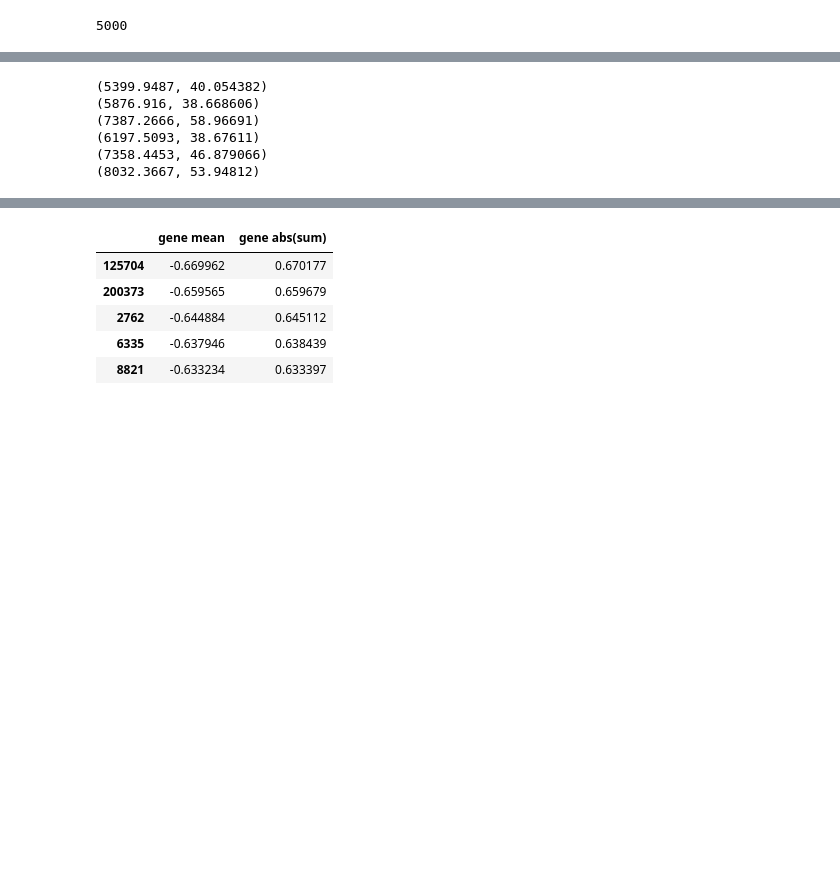
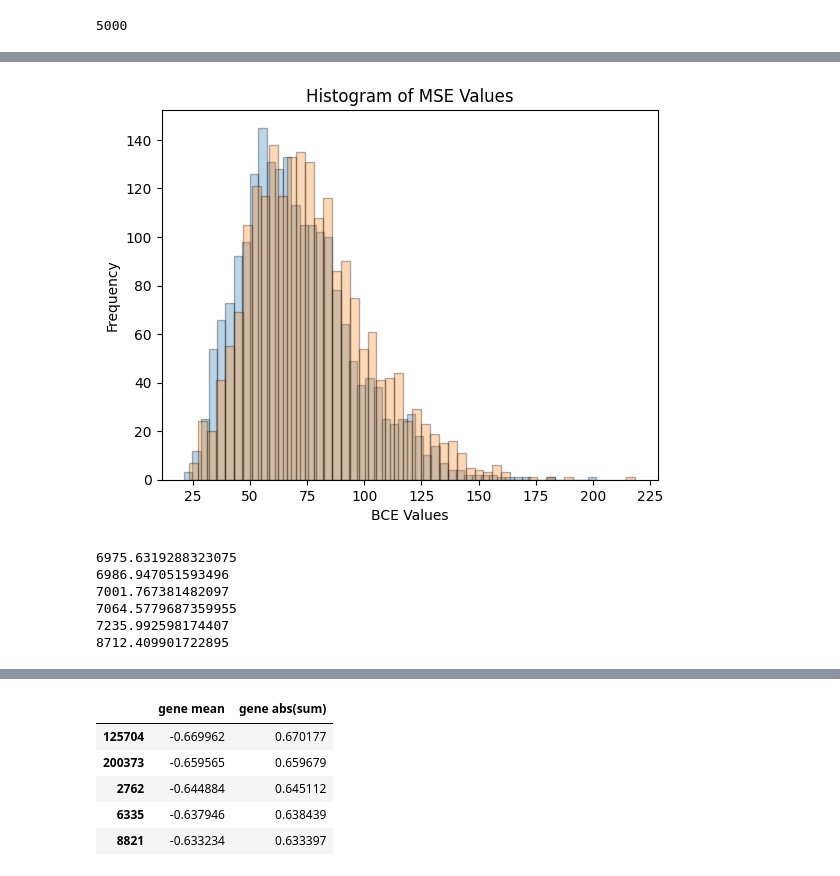
Before and after one commit to aschoudry/VAE_prject, a Jupyter notebook: Reconstruction_losses.ipynb, the cells around one changed output, grey strips where cells are left out. Cells and saved outputs as stored; diff of their text form; code cells hidden in the pictures; blank space fills up the shorter version.

```diff
--- a/Reconstruction_losses.ipynb
+++ b/Reconstruction_losses.ipynb
@@ -205,3 +215,18 @@ print(compute_losses(rnaseq_df, input_rnaseq_reconstruct_df_20))
+# %%
+# Sample list of Mean Squared Error (MSE) values
+
+
+# Create a histogram plot for MSE values
+plt.hist(compute_losses(rnaseq_df, input_rnaseq_reconstruct)[1], bins=50, edgecolor='black', alpha=0.3)
+plt.hist(compute_losses(rnaseq_df, input_rnaseq_reconstruct_df_10)[1], bins=50, edgecolor='black', alpha=0.3)
+plt.xlabel('BCE Values')
+plt.ylabel('Frequency')
+plt.title('Histogram of MSE Values')
+
+# Show the plot
+plt.show()
+# %% [output]
+[figure, added]
 # %%
 # Each row is shuffled identically
 import pandas as pd
@@ -260,16 +285,16 @@ input_rnaseq_reconstruct_df_10 = pd.DataFrame(input_rnaseq_reconstruct_tensor_df
 input_rnaseq_reconstruct_tensor_df_20 = model.forward(torch.tensor(rnaseq_df_20.values, dtype=torch.float32))[0]
 input_rnaseq_reconstruct_df_20 = pd.DataFrame(input_rnaseq_reconstruct_tensor_df_20.detach().numpy(), columns=rnaseq_df.columns)
 # %%
-print(compute_losses(rnaseq_df, input_rnaseq_reconstruct))
-print(compute_losses(rnaseq_df, input_rnaseq_reconstruct_df_1))
-print(compute_losses(rnaseq_df, input_rnaseq_reconstruct_df_5))
-print(compute_losses(rnaseq_df, input_rnaseq_reconstruct_df_8))
-print(compute_losses(rnaseq_df, input_rnaseq_reconstruct_df_10))
-print(compute_losses(rnaseq_df, input_rnaseq_reconstruct_df_20))
+print(np.mean(compute_losses(rnaseq_df, input_rnaseq_reconstruct)[0]))
+print(np.mean(compute_losses(rnaseq_df, input_rnaseq_reconstruct_df_1)[0]))
+print(np.mean(compute_losses(rnaseq_df, input_rnaseq_reconstruct_df_5)[0]))
+print(np.mean(compute_losses(rnaseq_df, input_rnaseq_reconstruct_df_8)[0]))
+print(np.mean(compute_losses(rnaseq_df, input_rnaseq_reconstruct_df_10)[0]))
+print(np.mean(compute_losses(rnaseq_df, input_rnaseq_reconstruct_df_20)[0]))
 # %% [output]
-(5399.9487, 40.054382)
-(5876.916, 38.668606)
-(7387.2666, 58.96691)
-(6197.5093, 38.67611)
-(7358.4453, 46.879066)
-(8032.3667, 53.94812)
+6975.6319288323075
+6986.947051593496
+7001.767381482097
+7064.5779687359955
+7235.992598174407
+8712.409901722895
```
Also changed, not shown: parts of 11 cells of this notebook, 2 other files.
